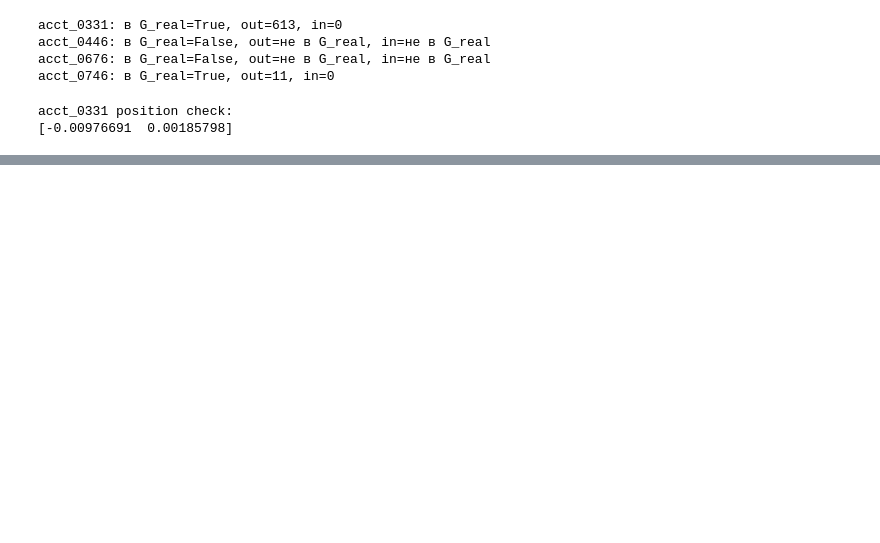
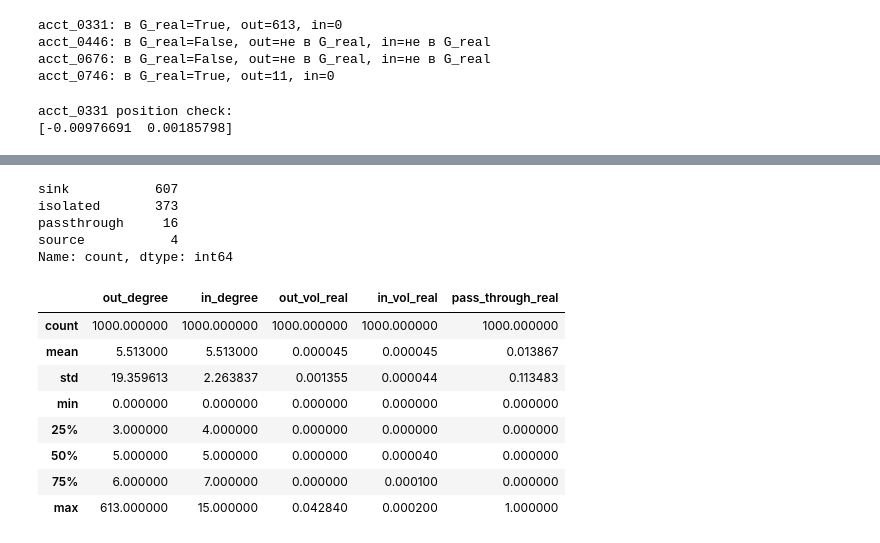
Before and after one commit to Grimb000/account-graph-analysis, a Jupyter notebook: notebook.ipynb, the cells around one changed output, grey strips where cells are left out. Drawn from its saved outputs; the diff is of its cells as text; code cells hidden in the pictures; blank space fills up the shorter version.

```diff
--- a/notebook.ipynb
+++ b/notebook.ipynb
@@ -298,0 +576,49 @@ acct_0331 position check:
+# %%
+in_vol_real = real_df.groupby("to")["amount"].sum().reindex(all_accounts, fill_value=0)
+
+def classify_role(i, o):
+    if i == 0 and o == 0:
+        return "isolated"
+    if i == 0:
+        return "source"
+    if o == 0:
+        return "sink"
+    return "passthrough"
+
+roles = [classify_role(in_vol_real[a], out_vol_real[a]) for a in all_accounts]
+print(pd.Series(roles).value_counts())
+# %% [output]
+sink           607
+isolated       373
+passthrough     16
+source           4
+Name: count, dtype: int64
+# %%
+pass_through_real = []
+for a in all_accounts:
+    i, o = in_vol_real[a], out_vol_real[a]
+    pass_through_real.append(min(i, o) / max(i, o) if i > 0 and o > 0 else 0.0)
+
+out_deg = dict(G_full.out_degree())
+in_deg = dict(G_full.in_degree())
+
+feat_df = pd.DataFrame({
+    "account": all_accounts,
+    "out_degree": [out_deg.get(a, 0) for a in all_accounts],
+    "in_degree": [in_deg.get(a, 0) for a in all_accounts],
+    "out_vol_real": out_vol_real.values,
+    "in_vol_real": in_vol_real.values,
+    "pass_through_real": pass_through_real,
+    "role": roles,
+})
+feat_df.describe()
+# %% [output]
+|  | out_degree | in_degree | out_vol_real | in_vol_real | pass_through_real |
+| count | 1000.000000 | 1000.000000 | 1000.000000 | 1000.000000 | 1000.000000 |
+| mean | 5.513000 | 5.513000 | 0.000045 | 0.000045 | 0.013867 |
+| std | 19.359613 | 2.263837 | 0.001355 | 0.000044 | 0.113483 |
+| min | 0.000000 | 0.000000 | 0.000000 | 0.000000 | 0.000000 |
+| 25% | 3.000000 | 4.000000 | 0.000000 | 0.000000 | 0.000000 |
+| 50% | 5.000000 | 5.000000 | 0.000000 | 0.000040 | 0.000000 |
+| 75% | 6.000000 | 7.000000 | 0.000000 | 0.000100 | 0.000000 |
+| max | 613.000000 | 15.000000 | 0.042840 | 0.000200 | 1.000000 |
```
Also changed, not shown: parts of 34 cells of this notebook.
